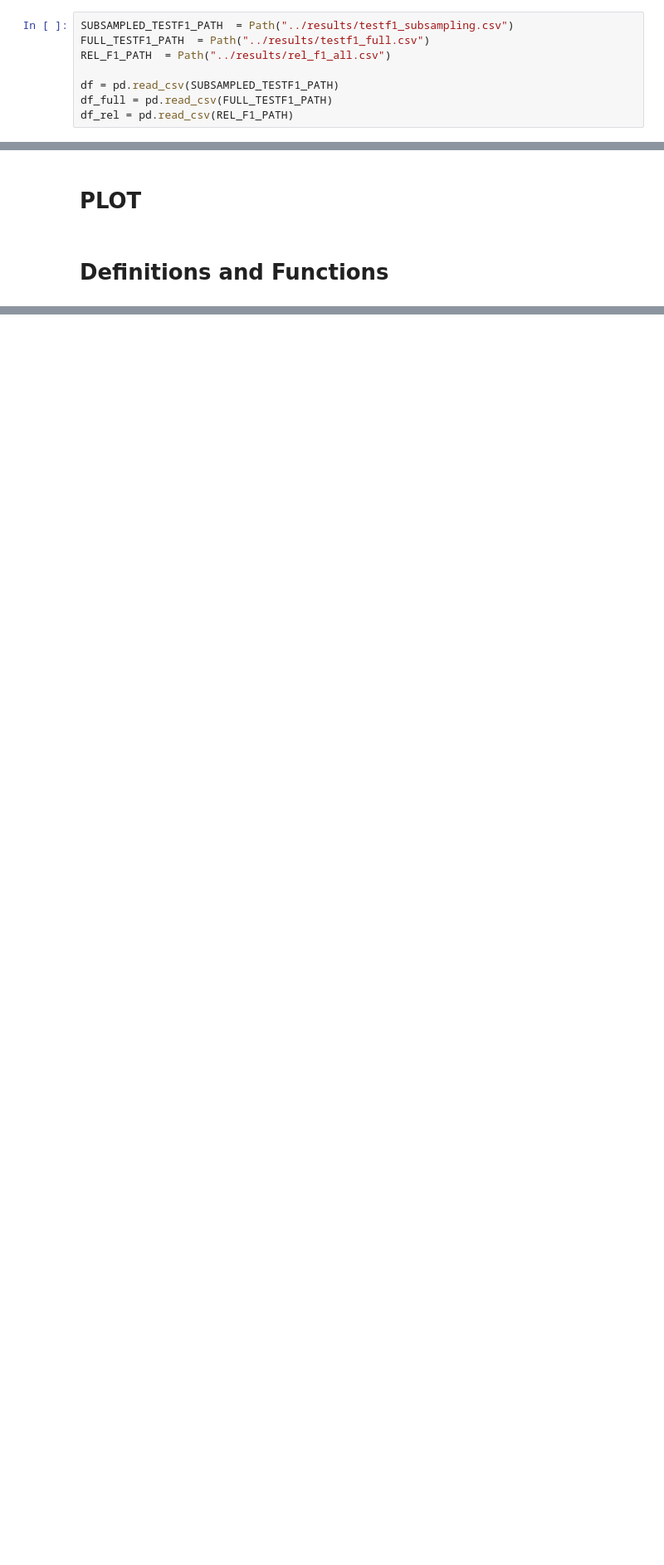
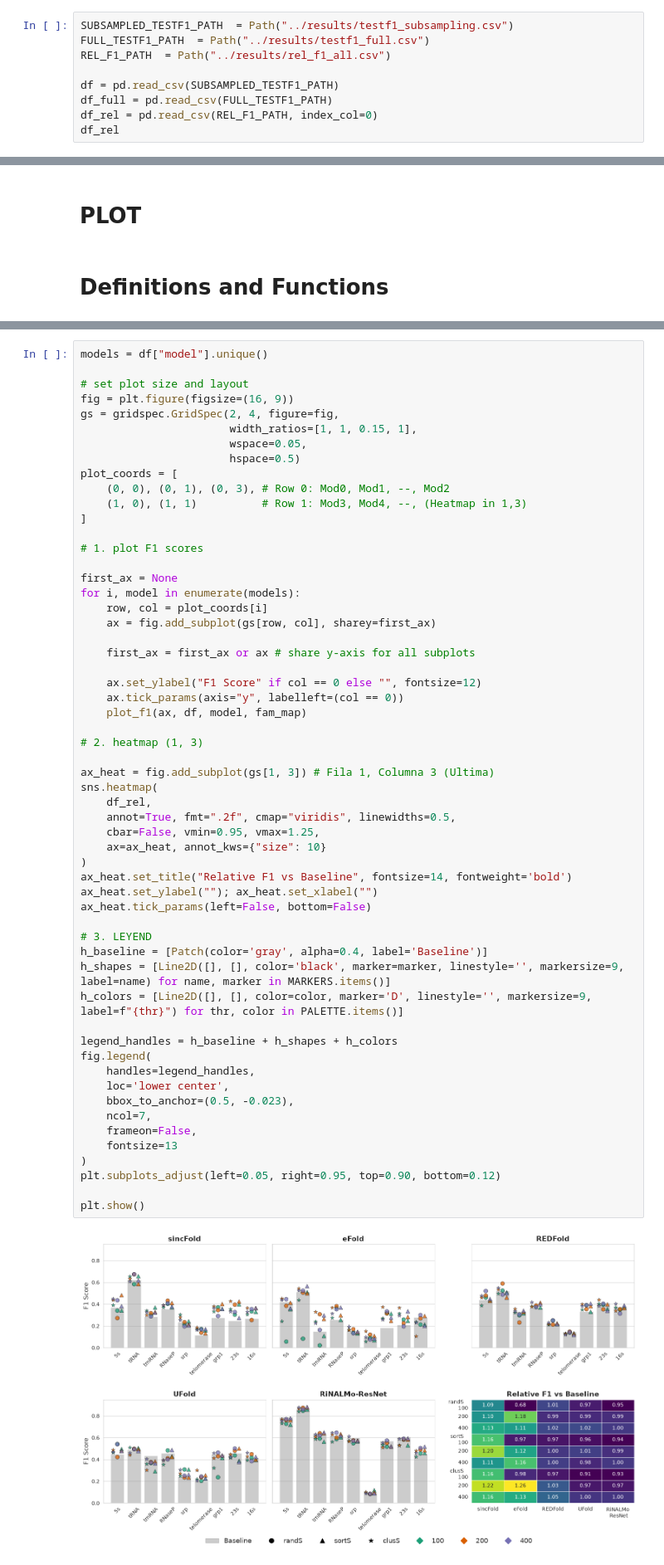
Before and after one commit to gkulemeyer/LessIsBetter, a Jupyter notebook: notebooks/Fig4.ipynb, the cells around one changed output, grey strips where cells are left out. Shown at 83% size. Drawn from its saved outputs; the diff is of its cells as text; blank space fills up the shorter version.

```diff
--- a/notebooks/Fig4.ipynb
+++ b/notebooks/Fig4.ipynb
@@ -14,4 +14,5 @@ REL_F1_PATH  = Path("../results/rel_f1_all.csv")
 
 df = pd.read_csv(SUBSAMPLED_TESTF1_PATH)
 df_full = pd.read_csv(FULL_TESTF1_PATH)
-df_rel = pd.read_csv(REL_F1_PATH)
+df_rel = pd.read_csv(REL_F1_PATH, index_col=0)
+df_rel
@@ -135,0 +92,59 @@ plt.show()
+# %%
+models = df["model"].unique()
+
+# set plot size and layout
+fig = plt.figure(figsize=(16, 9))
+gs = gridspec.GridSpec(2, 4, figure=fig,
+                       width_ratios=[1, 1, 0.15, 1],
+                       wspace=0.05,
+                       hspace=0.5)
+plot_coords = [
+    (0, 0), (0, 1), (0, 3), # Row 0: Mod0, Mod1, --, Mod2
+    (1, 0), (1, 1)          # Row 1: Mod3, Mod4, --, (Heatmap in 1,3)
+]
+
+# 1. plot F1 scores
+
+first_ax = None
+for i, model in enumerate(models):
+    row, col = plot_coords[i]
+    ax = fig.add_subplot(gs[row, col], sharey=first_ax)
+
+    first_ax = first_ax or ax # share y-axis for all subplots
+
+    ax.set_ylabel("F1 Score" if col == 0 else "", fontsize=12)
+    ax.tick_params(axis="y", labelleft=(col == 0))
+    plot_f1(ax, df, model, fam_map)
+
+# 2. heatmap (1, 3)
+
+ax_heat = fig.add_subplot(gs[1, 3]) # Fila 1, Columna 3 (Ultima)
+sns.heatmap(
+    df_rel,
+    annot=True, fmt=".2f", cmap="viridis", linewidths=0.5,
+    cbar=False, vmin=0.95, vmax=1.25,
+    ax=ax_heat, annot_kws={"size": 10}
+)
+ax_heat.set_title("Relative F1 vs Baseline", fontsize=14, fontweight='bold')
+ax_heat.set_ylabel(""); ax_heat.set_xlabel("")
+ax_heat.tick_params(left=False, bottom=False)
+
+# 3. LEYEND
+h_baseline = [Patch(color='gray', alpha=0.4, label='Baseline')]
+h_shapes = [Line2D([], [], color='black', marker=marker, linestyle='', markersize=9, label=name) for name, marker in MARKERS.items()]
+h_colors = [Line2D([], [], color=color, marker='D', linestyle='', markersize=9, label=f"{thr}") for thr, color in PALETTE.items()]
+
+legend_handles = h_baseline + h_shapes + h_colors
+fig.legend(
+    handles=legend_handles,
+    loc='lower center',
+    bbox_to_anchor=(0.5, -0.023),
+    ncol=7,
+    frameon=False,
+    fontsize=13
+)
+plt.subplots_adjust(left=0.05, right=0.95, top=0.90, bottom=0.12)
+
+plt.show()
+# %% [output]
+[figure, added]
```
Also changed, not shown: parts of 2 cells of this notebook.
